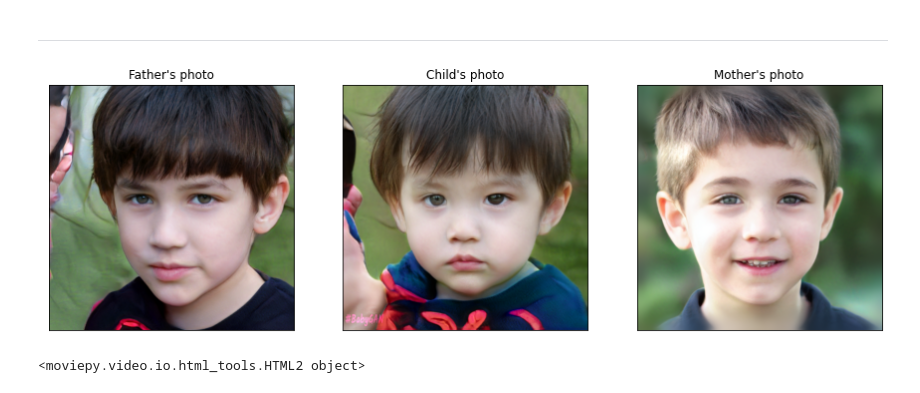
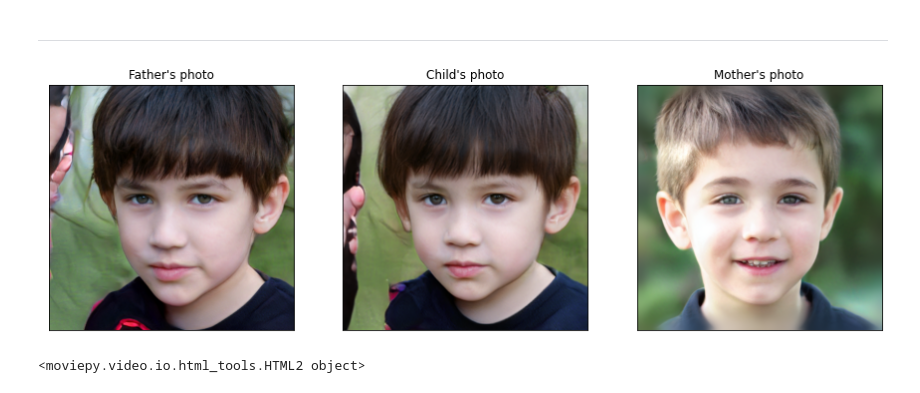
Before and after one commit to SupersuROOT/BabyGAN, a Jupyter notebook: BabyGAN_(CHN).ipynb, the cells around one changed output. Cells and saved outputs as stored; diff of their text form; code cells hidden in the pictures.

```diff
--- a/BabyGAN_(CHN).ipynb
+++ b/BabyGAN_(CHN).ipynb
@@ -281,34 +281,34 @@ Generation of latent representation is complete! Now comes the fun part.
 # %%
 #@title <b><font color="red" size="+3">←</font><font color="black" size="+3"> 生成孩子照片</font></b> { run: "auto", display-mode: "form" }
 #@markdown **双方基因占比**
 
 #@markdown *越接近 0，父亲的基因影响越大，反之亦然*
-基因影响 = 0.12 #@param {type:"slider", min:0.01, max:0.99, step:0.01}
+基因影响 = 0.01 #@param {type:"slider", min:0.01, max:0.99, step:0.01}
 #@markdown **设置图片样式**
-风格 = "默认" #@param ["默认", "父亲的照片", "母亲的照片"]
+风格 = "\u9ED8\u8BA4" #@param ["默认", "父亲的照片", "母亲的照片"]
 if 风格 == "父亲的照片":
   lr = ((np.arange(1,model_scale+1)/model_scale)**基因影响).reshape((model_scale,1))
   rl = 1-lr
   hybrid_face = (lr*first_face) + (rl*second_face)
 elif 风格 == "母亲的照片":
   lr = ((np.arange(1,model_scale+1)/model_scale)**(1-基因影响)).reshape((model_scale,1))
   rl = 1-lr
   hybrid_face = (rl*first_face) + (lr*second_face)
 else: hybrid_face = ((1-基因影响)*first_face)+(基因影响*second_face)
 #@markdown **孩子的大致年龄:**
-年龄 = 10 #@param {type:"slider", min:10, max:50, step:1}
+年龄 = 24 #@param {type:"slider", min:10, max:50, step:1}
 intensity = -((年龄/5)-6)
 #@markdown ---
 #@markdown **是否下载图像？**
 下载图像 = False #@param {type:"boolean"}
 #@markdown **下载的图像分辨率:**
-分辨率 = "1024" #@param [256, 512, 1024]
+分辨率 = "256" #@param [256, 512, 1024]
 size = int(分辨率), int(分辨率)
 
 face = generate_final_image(hybrid_face, age_direction, intensity)
 plot_three_images(face, fs = 15)
 # %% [output]
-[figure, old version]
+[figure, new version]
 # %%
 #@title <b><font color="red" size="+3">←</font><font color="black" size="+3"> 生成孩子的性别渐变视频</font></b> { display-mode: "form" }
 !rm -rf /content/BabyGAN/for_animation
```
Also changed, not shown: parts of 3 cells of this notebook.
